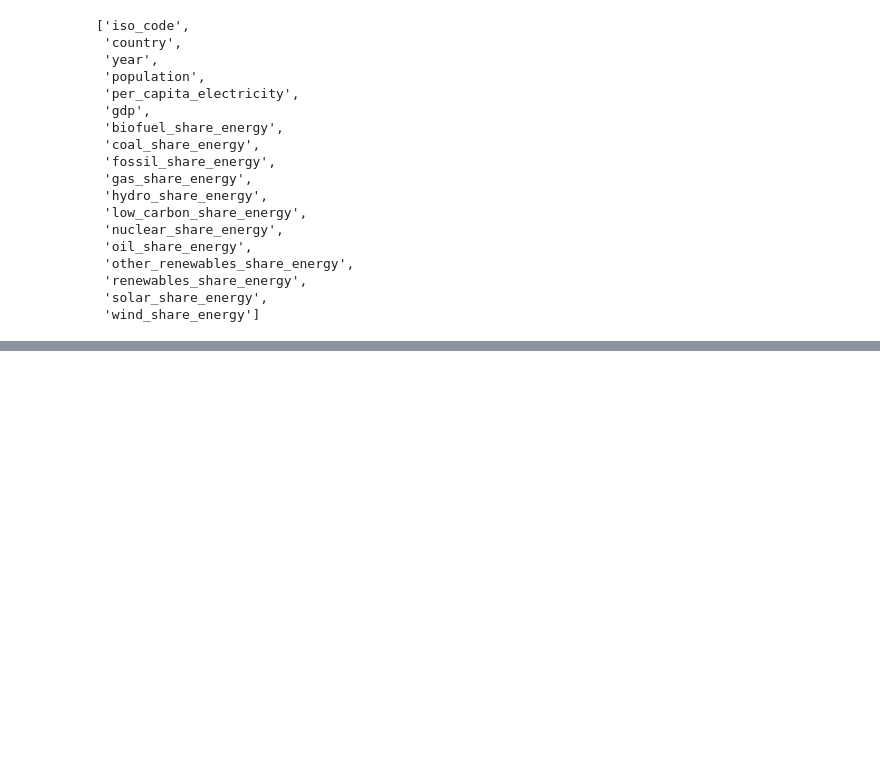
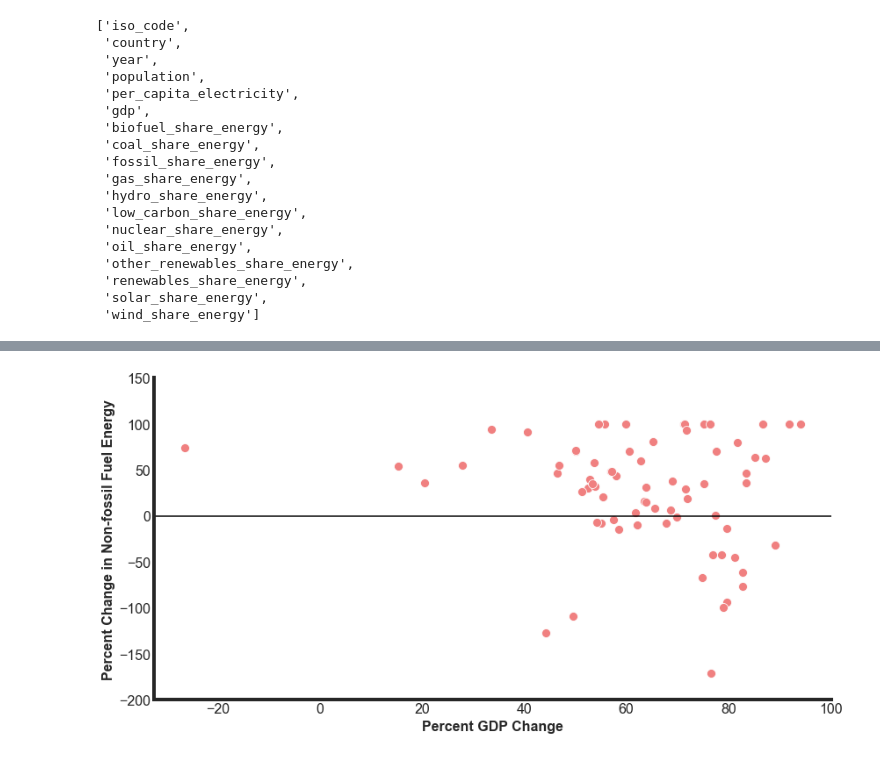
Before and after one commit to joshfuchs/DataScience_projects, a Jupyter notebook: world_energy_consumption.ipynb, the cells around one changed output, grey strips where cells are left out. Cells and saved outputs as stored; diff of their text form; code cells hidden in the pictures; blank space fills up the shorter version.

```diff
--- a/world_energy_consumption.ipynb
+++ b/world_energy_consumption.ipynb
@@ -385,0 +518,24 @@ year_1970.shape[0]
+# %%
+plt.figure(figsize=(12,6))
+
+sns.scatterplot(data=cleaned_change_df,
+               x = 'gdp_change',
+               y = 'energy_change',
+               color = 'lightcoral',
+               s=100)
+
+plt.xlabel('Percent GDP Change', fontsize=16)
+plt.ylabel('Percent Change in Non-fossil Fuel Energy', fontsize=16)
+
+#plt.xlim(-40,100)
+plt.ylim(-200,150)
+plt.xticks(fontsize=16)
+plt.yticks(fontsize=16)
+plt.gca().spines['top'].set_visible(False)
+plt.gca().spines['right'].set_visible(False)
+
+plt.axhline(y=0,color='k')
+
+plt.show()
+# %% [output]
+[figure, added]
```
Also changed, not shown: parts of 44 cells of this notebook.
